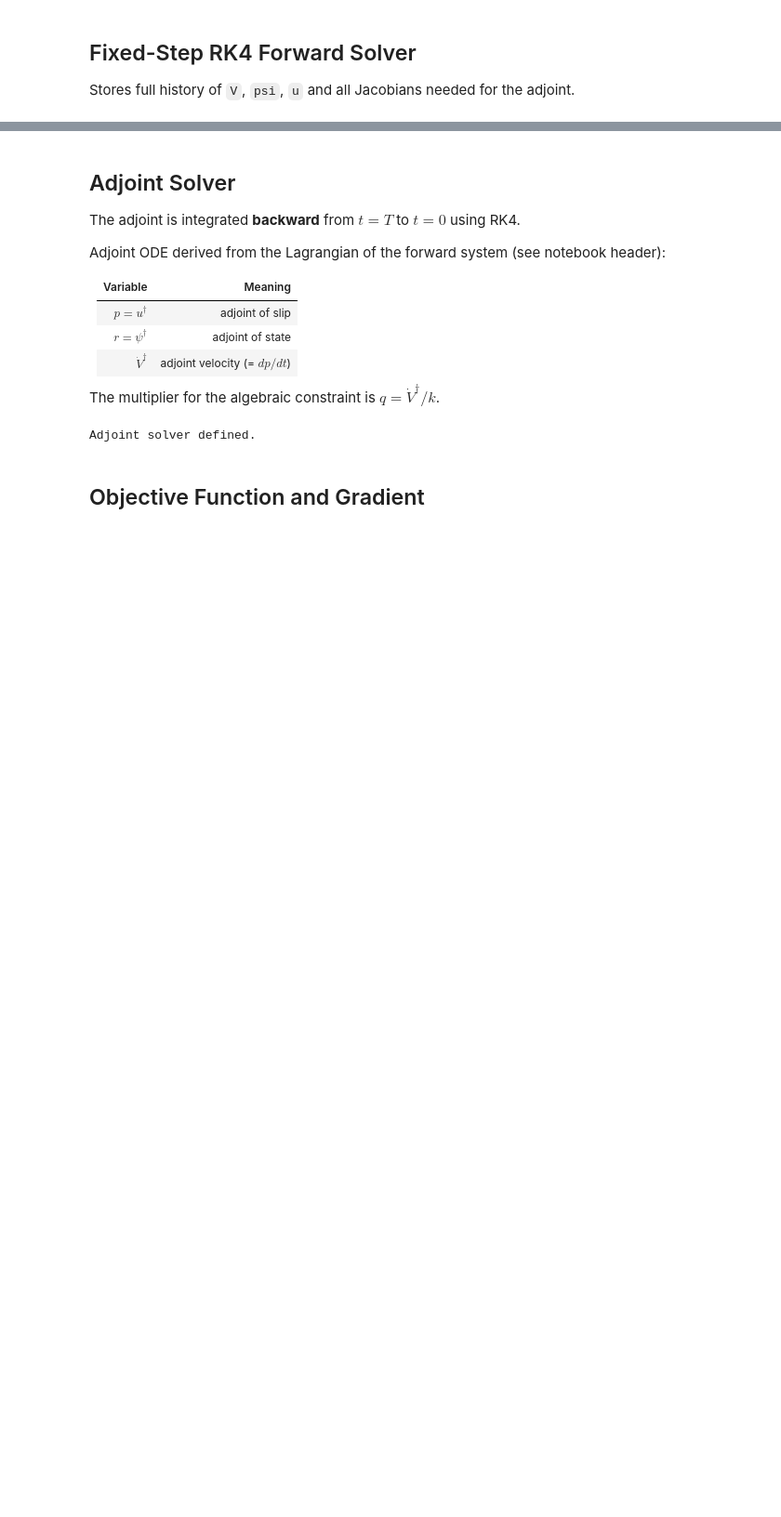
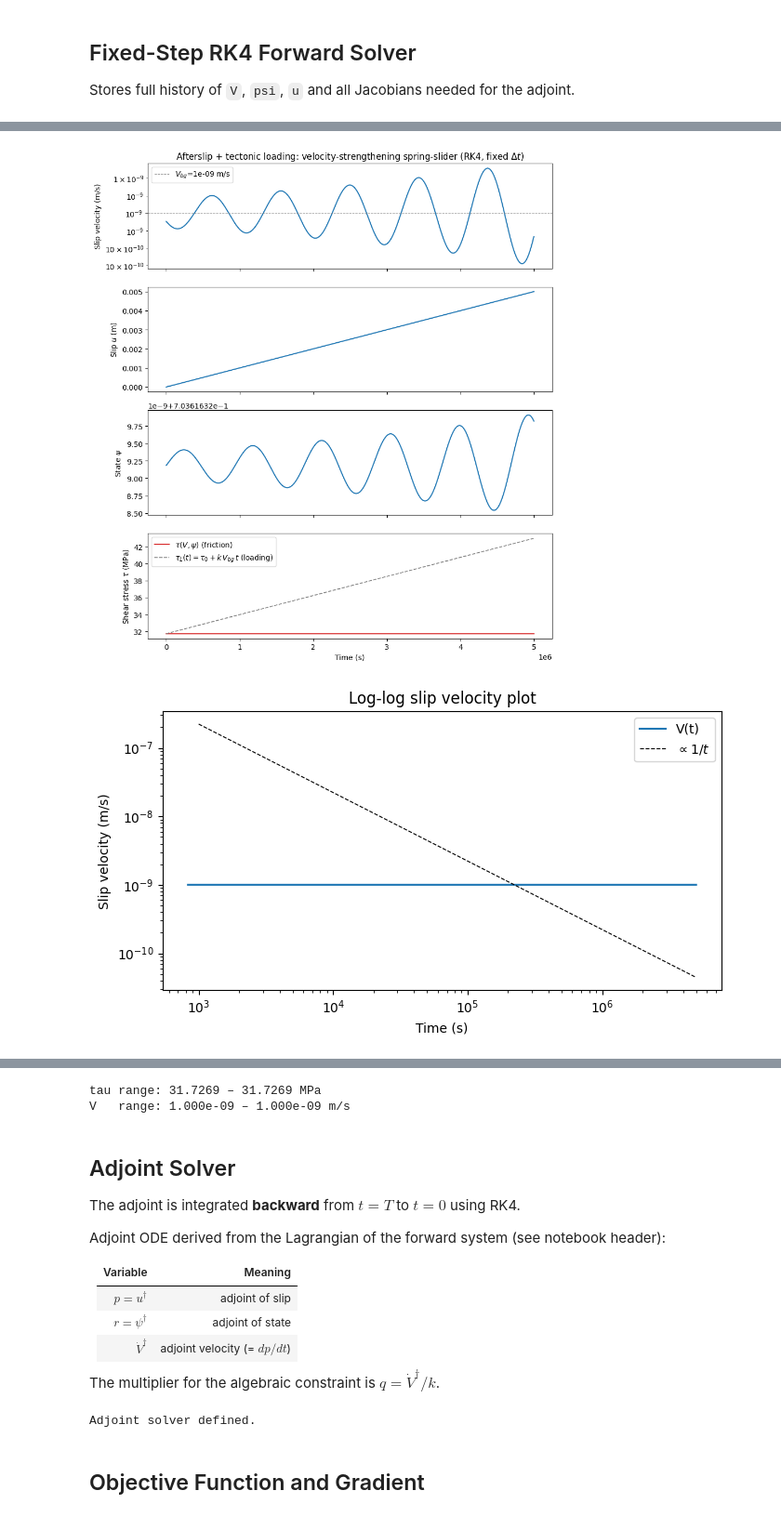
Before and after one commit to ericeberg3/spring-slider-adjoint, a Jupyter notebook: adjoint_springslider.ipynb, the cells around one changed output, grey strips where cells are left out. Shown at 93% size. Cells and saved outputs as stored; diff of their text form; code cells hidden in the pictures; blank space fills up the shorter version.

Commit message:
Added stressing rate loading and started changing k

```diff
--- a/adjoint_springslider.ipynb
+++ b/adjoint_springslider.ipynb
@@ -256,12 +278,14 @@ Done. V(0) = 1.439e-08, V(T) = 4.997e-09 m/s
 # ------------------------------------------------------------------
 # Plot 1: Forward solution
 # ------------------------------------------------------------------
-fig, axes = plt.subplots(3, 1, figsize=(9, 8), sharex=True)
+tau_fwd = np.array([tau_fn(v, p, M) for v, p in zip(fwd['V'], fwd['psi'])])
+
+fig, axes = plt.subplots(4, 1, figsize=(9, 10), sharex=True)
 
 axes[0].semilogy(fwd['t'], fwd['V'])
 axes[0].axhline(V_bg, color='gray', ls='--', lw=0.8, label=f'$V_{{bg}}$={V_bg:.0e} m/s')
 axes[0].set_ylabel('Slip velocity (m/s)')
-axes[0].set_title('Afterslip: velocity-strengthening spring-slider (RK4, fixed $\\Delta t$)')
+axes[0].set_title('Afterslip + tectonic loading: velocity-strengthening spring-slider (RK4, fixed $\\Delta t$)')
 axes[0].legend()
 
 axes[1].plot(fwd['t'], fwd['u'])
@@ -269,48 +293,59 @@ axes[1].set_ylabel('Slip $u$ (m)')
 
 axes[2].plot(fwd['t'], fwd['psi'])
 axes[2].set_ylabel('State $\\psi$')
-axes[2].set_xlabel('Time (s)')
+
+axes[3].plot(fwd['t'], tau_fwd, color='C3', label=r'$\tau(V,\psi)$ (friction)')
+axes[3].plot(fwd['t'], fwd['tau_L'], color='gray', ls='--', lw=1.2,
+             label=r'$\tau_L(t) = \tau_0 + k\,V_{bg}\,t$ (loading)')
+axes[3].set_ylabel('Shear stress $\\tau$ (MPa)')
+axes[3].set_xlabel('Time (s)')
+axes[3].legend()
 
 plt.tight_layout()
 plt.show()
 
 # Verify Omori-like 1/t decay by log-log plot
 fig2, ax2 = plt.subplots(figsize=(7, 4))
-t_plot = fwd['t'][1:]     # skip t=0 for log-log
+t_plot = fwd['t'][1:]
 V_plot = fwd['V'][1:]
 ax2.loglog(t_plot, V_plot, label='V(t)')
-# Reference 1/t slope
 t_ref = np.array([1e3, T])
 ax2.loglog(t_ref, V_init * T_c / t_ref, 'k--', lw=0.8, label=r'$\propto 1/t$')
 ax2.set_xlabel('Time (s)')
 ax2.set_ylabel('Slip velocity (m/s)')
 ax2.set_title('Log-log slip velocity plot')
 ax2.legend()
 plt.tight_layout()
 plt.show()
 
 # ------------------------------------------------------------------
 # Plot 1c: Log velocity vs shear stress (phase portrait)
 # ------------------------------------------------------------------
-tau_fwd = np.array([tau_fn(v, p, M) for v, p in zip(fwd['V'], fwd['psi'])])
+V_min = fwd['V'].min() * 0.5
+V_max = fwd['V'].max() * 2.0
+V_ss  = np.geomspace(V_min, V_max, 300)
+tau_ss_line = M['N'] * fss_fn(V_ss, M)
 
 fig3, ax3 = plt.subplots(figsize=(7, 5))
-sc = ax3.scatter(tau_fwd, fwd['V'], c=fwd['t'], cmap='viridis',
+sc = ax3.scatter(fwd['V'], tau_fwd, c=fwd['t'], cmap='viridis',
                  s=8, lw=0, zorder=3)
-ax3.set_yscale('log')
-ax3.set_xlabel('Shear stress $\\tau$ (MPa)')
-ax3.set_ylabel('Slip velocity $V$ (m/s)')
+ax3.plot(V_ss, tau_ss_line, 'r--', lw=1.5, zorder=4,
+         label=r'$\tau_{ss}(V) = N\,f_{ss}(V)$')
+ax3.set_xscale('log')
+ax3.set_ylabel('Shear stress $\\tau$ (MPa)')
+ax3.set_xlabel('Slip velocity $V$ (m/s)')
 ax3.set_title('Log velocity vs shear stress — forward model trajectory')
 cbar = fig3.colorbar(sc, ax=ax3)
 cbar.set_label('Time (s)')
-
-# Mark start and end
-ax3.plot(tau_fwd[0],  fwd['V'][0],  'g^', ms=8, zorder=5, label='Start')
-ax3.plot(tau_fwd[-1], fwd['V'][-1], 'rs', ms=8, zorder=5, label='End')
+ax3.plot(fwd['V'][0],  tau_fwd[0],  'g^', ms=8, zorder=5, label='Start')
+ax3.plot(fwd['V'][-1], tau_fwd[-1], 'rs', ms=8, zorder=5, label='End')
 ax3.legend()
 ax3.grid(True, ls=':', lw=0.5, which='both')
 plt.tight_layout()
 plt.show()
 
 print(f"tau range: {tau_fwd.min():.4f} – {tau_fwd.max():.4f} MPa")
 print(f"V   range: {fwd['V'].min():.3e} – {fwd['V'].max():.3e} m/s")
+# %% [output]
+[figure, added]
+[figure, added]
@@ -317,3 +353,5 @@ print(f"V   range: {fwd['V'].min():.3e} – {fwd['V'].max():.3e} m/s")
+tau range: 31.7269 – 31.7269 MPa
+V   range: 1.000e-09 – 1.000e-09 m/s
 # %% [markdown]
 ## Adjoint Solver
 
```
Also changed, not shown: parts of 12 cells of this notebook, 1 other file.
